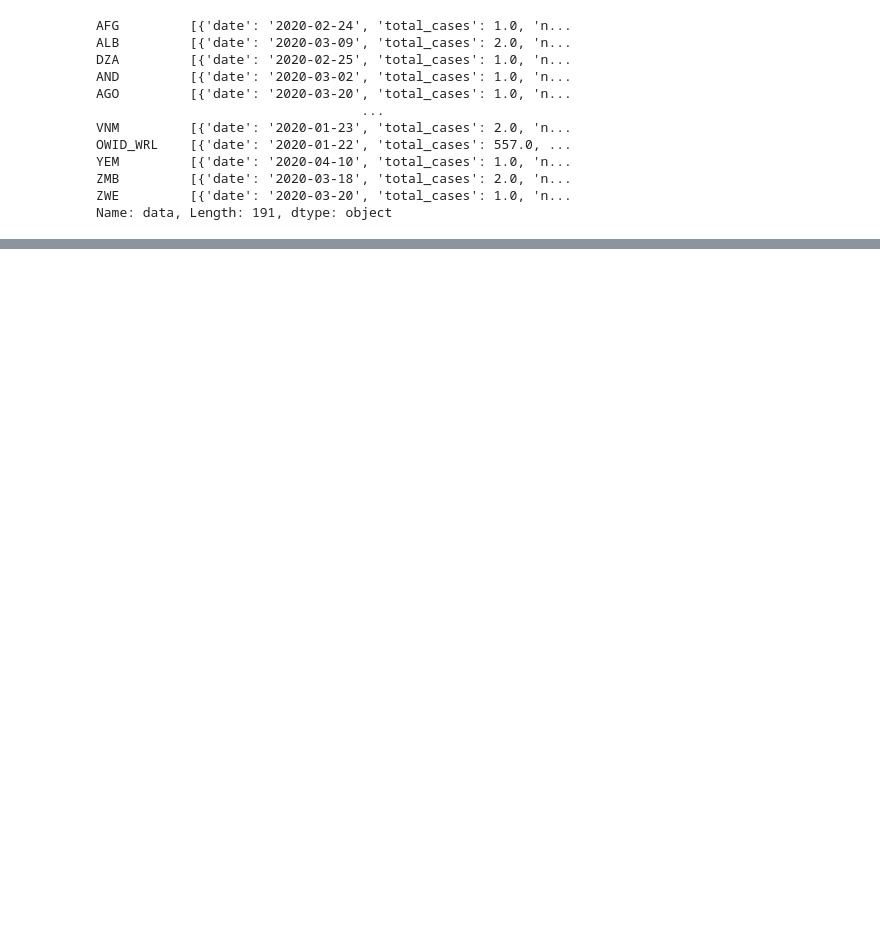
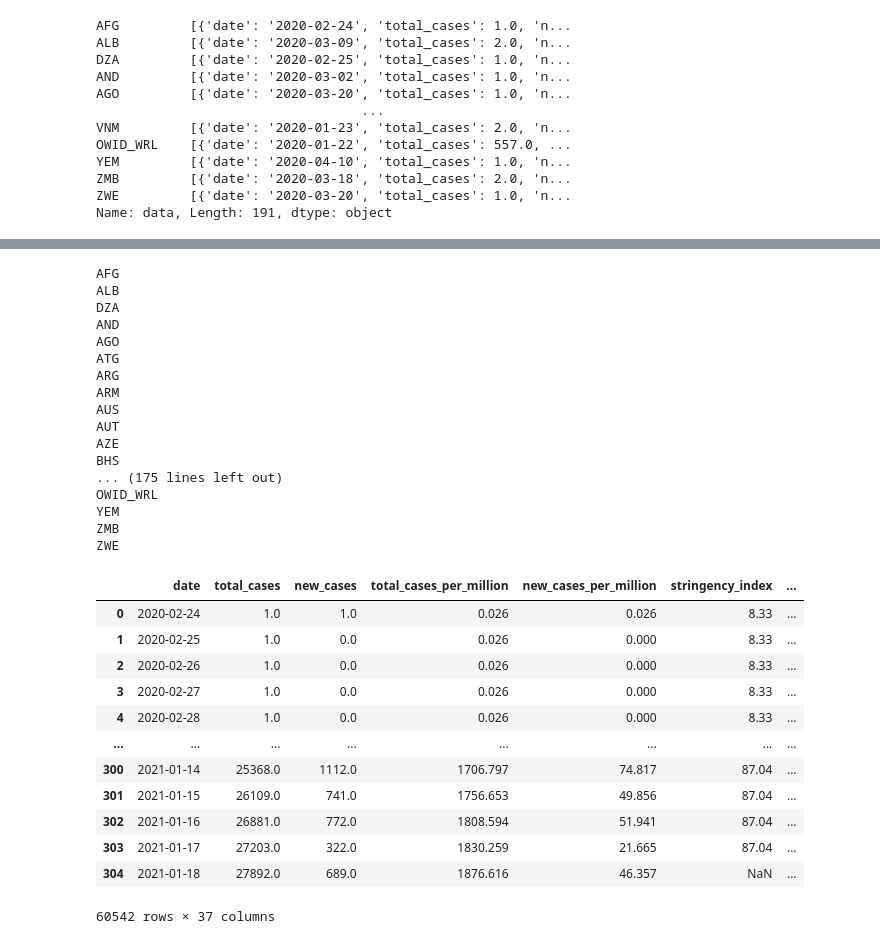
Before and after one commit to EDA-COVID/Proyecto_equipo, a Jupyter notebook: notebooks/day1.ipynb, the cells around one changed output, grey strips where cells are left out. Cells and saved outputs as stored; diff of their text form; code cells hidden in the pictures; blank space fills up the shorter version.

```diff
--- a/notebooks/day1.ipynb
+++ b/notebooks/day1.ipynb
@@ -125,3 +141,6 @@ YEM         [{'date': '2020-04-10', 'total_cases': 1.0, 'n...
 ZMB         [{'date': '2020-03-18', 'total_cases': 2.0, 'n...
 ZWE         [{'date': '2020-03-20', 'total_cases': 1.0, 'n...
 Name: data, Length: 191, dtype: object
+# %%
+data_data_covid = data_covid.loc[:, ['data']]
+data_data_covid
@@ -127,0 +161,41 @@ Name: data, Length: 191, dtype: object
+# %%
+df_final = None
+for ind in data_data_covid.index.values:
+    for i, x in enumerate(data_data_covid['data']):
+        if i == 0:
+            df_final = pd.DataFrame(x)
+        else:
+            df_final = pd.concat([df_final, pd.DataFrame(x)], axis=0)
+    print(ind)
+df_final
+# %% [output]
+AFG
+ALB
+DZA
+AND
+AGO
+ATG
+ARG
+ARM
+AUS
+AUT
+AZE
+BHS
+... (175 lines left out)
+OWID_WRL
+YEM
+ZMB
+ZWE
+|  | date | total_cases | new_cases | total_cases_per_million | new_cases_per_million | stringency_index | ... |
+| 0 | 2020-02-24 | 1.0 | 1.0 | 0.026 | 0.026 | 8.33 | ... |
+| 1 | 2020-02-25 | 1.0 | 0.0 | 0.026 | 0.000 | 8.33 | ... |
+| 2 | 2020-02-26 | 1.0 | 0.0 | 0.026 | 0.000 | 8.33 | ... |
+| 3 | 2020-02-27 | 1.0 | 0.0 | 0.026 | 0.000 | 8.33 | ... |
+| 4 | 2020-02-28 | 1.0 | 0.0 | 0.026 | 0.000 | 8.33 | ... |
+| ... | ... | ... | ... | ... | ... | ... | ... |
+| 300 | 2021-01-14 | 25368.0 | 1112.0 | 1706.797 | 74.817 | 87.04 | ... |
+| 301 | 2021-01-15 | 26109.0 | 741.0 | 1756.653 | 49.856 | 87.04 | ... |
+| 302 | 2021-01-16 | 26881.0 | 772.0 | 1808.594 | 51.941 | 87.04 | ... |
+| 303 | 2021-01-17 | 27203.0 | 322.0 | 1830.259 | 21.665 | 87.04 | ... |
+| 304 | 2021-01-18 | 27892.0 | 689.0 | 1876.616 | 46.357 | NaN | ... |
+60542 rows × 37 columns
```
Also changed, not shown: parts of 4 cells of this notebook.
